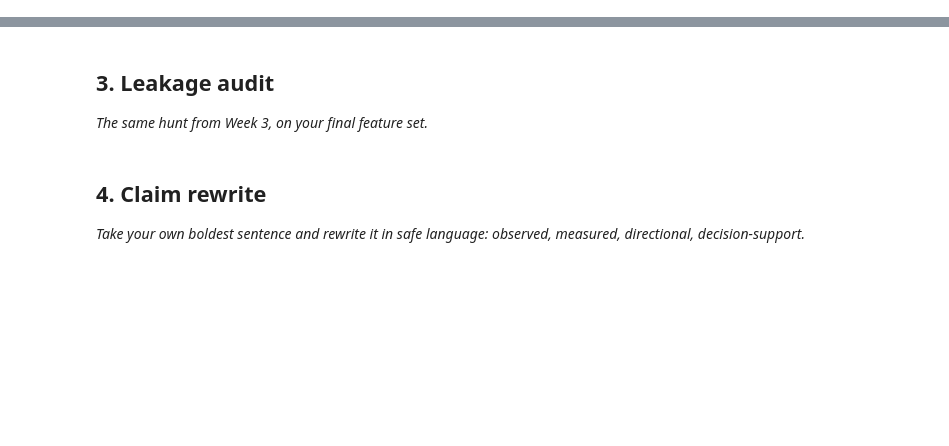
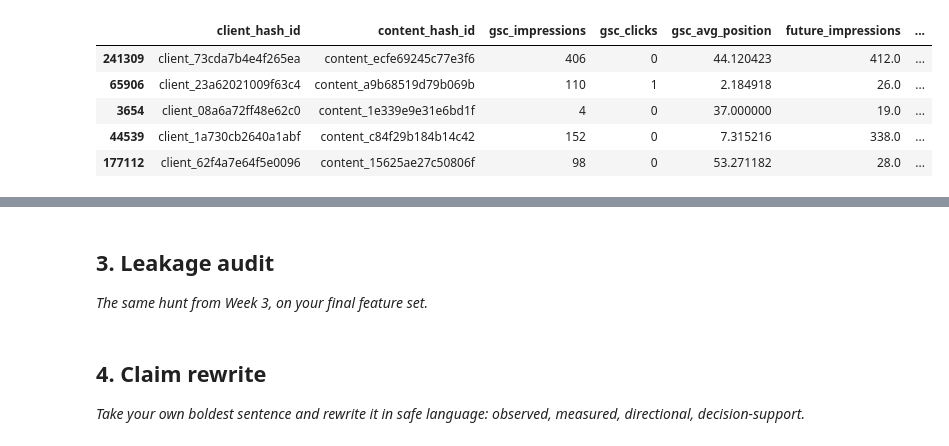
Before and after one commit to AliAlmasri7/FlyRank-ML, a Jupyter notebook: work/notebooks/w06_validation_audit.ipynb, the cells around one changed output, grey strips where cells are left out. Saved outputs shown, nothing was run; the diff lists cells and outputs as text; code cells hidden in the pictures; blank space fills up the shorter version.

Commit message:
picking 2 findings from the research paper and testing two spliting methods

```diff
--- a/work/notebooks/w06_validation_audit.ipynb
+++ b/work/notebooks/w06_validation_audit.ipynb
@@ -16,0 +259,10 @@ This skeleton is yours to fill. Work the sections **in order** — each one has
+# %%
+feature_cols = [
+    "gsc_impressions",
+    "gsc_clicks",
+    "observed_ctr",
+    "gsc_avg_position",
+    "position_group"
+]
+
+target_col = "future_ctr"
@@ -16,0 +304,10 @@ This skeleton is yours to fill. Work the sections **in order** — each one has
+# %%
+X_train_random, X_valid_random, y_train_random, y_valid_random = train_test_split(
+    X,
+    y,
+    test_size=0.20,
+    random_state=42
+)
+
+print("Random training rows:", len(X_train_random))
+print("Random validation rows:", len(X_valid_random))
@@ -16,0 +317,13 @@ This skeleton is yours to fill. Work the sections **in order** — each one has
+# %%
+random_model = RandomForestRegressor(
+    n_estimators=100,
+    max_depth=12,
+    min_samples_leaf=20,
+    random_state=42,
+    n_jobs=-1
+)
+
+random_model.fit(
+    X_train_random,
+    y_train_random
+)
@@ -16,0 +333,4 @@ This skeleton is yours to fill. Work the sections **in order** — each one has
+# %%
+random_predictions = random_model.predict(
+    X_valid_random
+)
@@ -16,0 +369,15 @@ This skeleton is yours to fill. Work the sections **in order** — each one has
+# %%
+random_validation = model_df.loc[
+    X_valid_random.index
+].copy()
+
+random_validation["ml_prediction"] = random_predictions
+
+random_validation.head()
+# %% [output]
+|  | client_hash_id | content_hash_id | gsc_impressions | gsc_clicks | gsc_avg_position | future_impressions | ... |
+| 241309 | client_73cda7b4e4f265ea | content_ecfe69245c77e3f6 | 406 | 0 | 44.120423 | 412.0 | ... |
+| 65906 | client_23a62021009f63c4 | content_a9b68519d79b069b | 110 | 1 | 2.184918 | 26.0 | ... |
+| 3654 | client_08a6a72ff48e62c0 | content_1e339e9e31e6bd1f | 4 | 0 | 37.000000 | 19.0 | ... |
+| 44539 | client_1a730cb2640a1abf | content_c84f29b184b14c42 | 152 | 0 | 7.315216 | 338.0 | ... |
+| 177112 | client_62f4a7e64f5e0096 | content_15625ae27c50806f | 98 | 0 | 53.271182 | 28.0 | ... |
```
Also changed, not shown: parts of 36 cells of this notebook.
